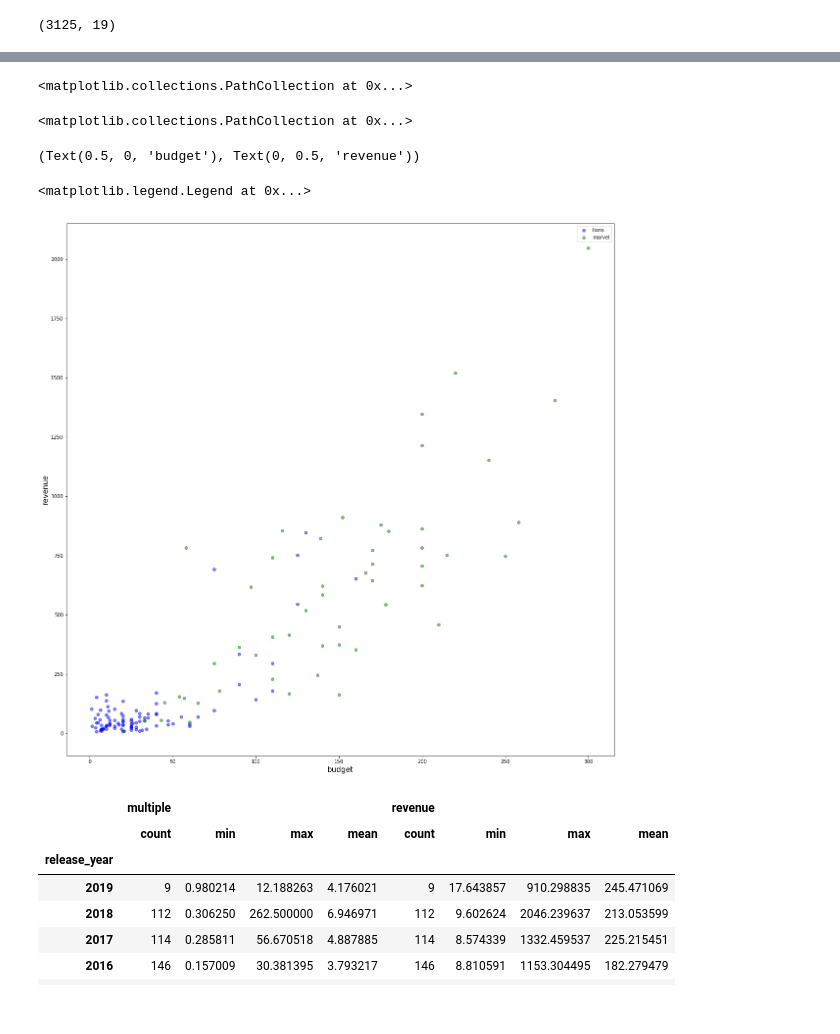
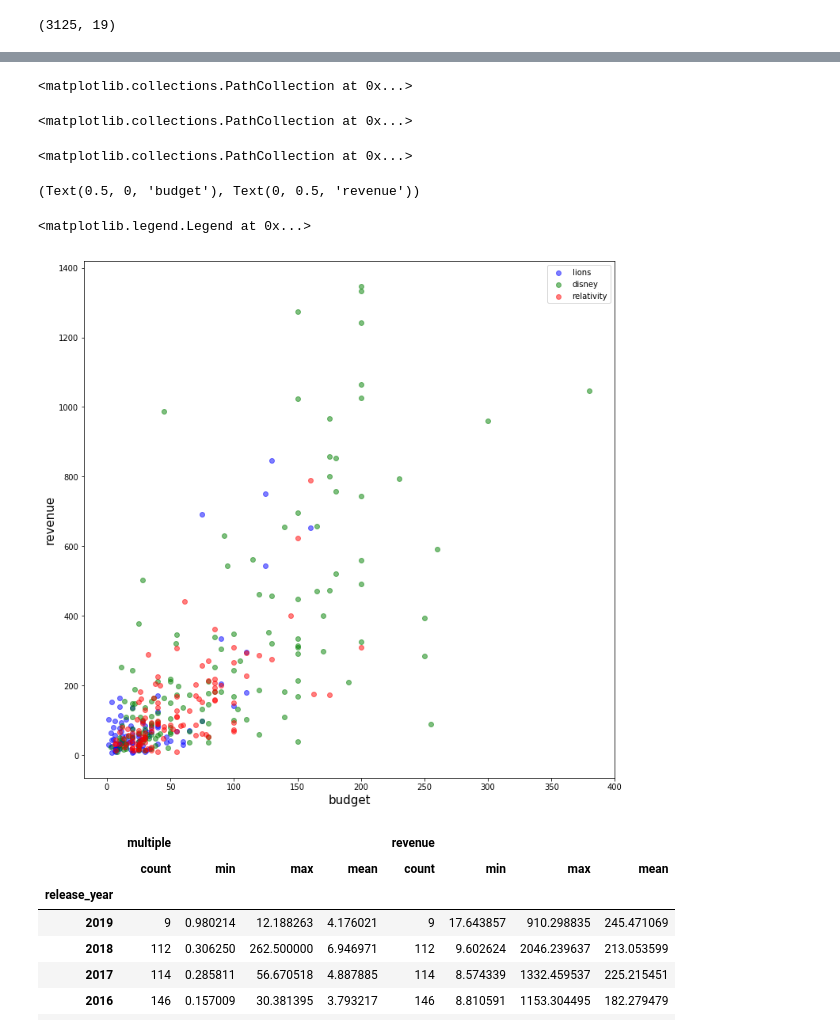
Before and after one commit to maks-p/mod_1_project_movies, a Jupyter notebook: mod-1-project-movies-2.ipynb, the cells around one changed output, grey strips where cells are left out. Saved outputs shown, nothing was run; the diff lists cells and outputs as text; code cells hidden in the pictures.

Commit message:
finished charts

```diff
--- a/mod-1-project-movies-2.ipynb
+++ b/mod-1-project-movies-2.ipynb
@@ -201,38 +227,39 @@ df.head()
 # %%
-comp_to_map = ['lions','marvel']
+comp_to_map = ['lions', 'disney', 'relativity']
 
 from itertools import cycle
 cycol = cycle('bgrcmk')
 
 def get_x_vals(company):
     x = df[df[company] == True]['budget']
     return x
 
 def get_y_vals(company):
     y = df[df[company] == True]['revenue']
     return y
 
 def get_z_vals(company):
     z = df[df[company] == True]['multiple']
     return z
 
-fig = plt.figure(figsize=(20,20))
+fig = plt.figure(figsize=(12,12))
 ax = fig.add_subplot(111)
 
 
 for co in comp_to_map:
     ax.scatter(get_x_vals(co), get_y_vals(co), label=co, alpha=0.5, c=next(cycol))
 
 ax.set_xlabel('budget', fontsize=15), ax.set_ylabel('revenue', fontsize=15)
 #ax.grid(True)
 ax.legend()
 plt.show()
 # %% [output]
 <matplotlib.collections.PathCollection at 0x...>
 <matplotlib.collections.PathCollection at 0x...>
-(Text(0.5, 0, 'budget'), Text(0, 0.5, 'revenue'))
+<matplotlib.collections.PathCollection at 0x...>
-<matplotlib.legend.Legend at 0x...>
+(Text(0.5, 0, 'budget'), Text(0, 0.5, 'revenue'))
+<matplotlib.legend.Legend at 0x...>
-[figure, old version]
+[figure, new version]
 # %%
 df.groupby('release_year')['multiple', 'revenue'].aggregate(['count', min, max, 'mean']).sort_values('release_year', ascending=False).head(20)
 # %% [output]
```
Also changed, not shown: parts of 20 cells of this notebook.
